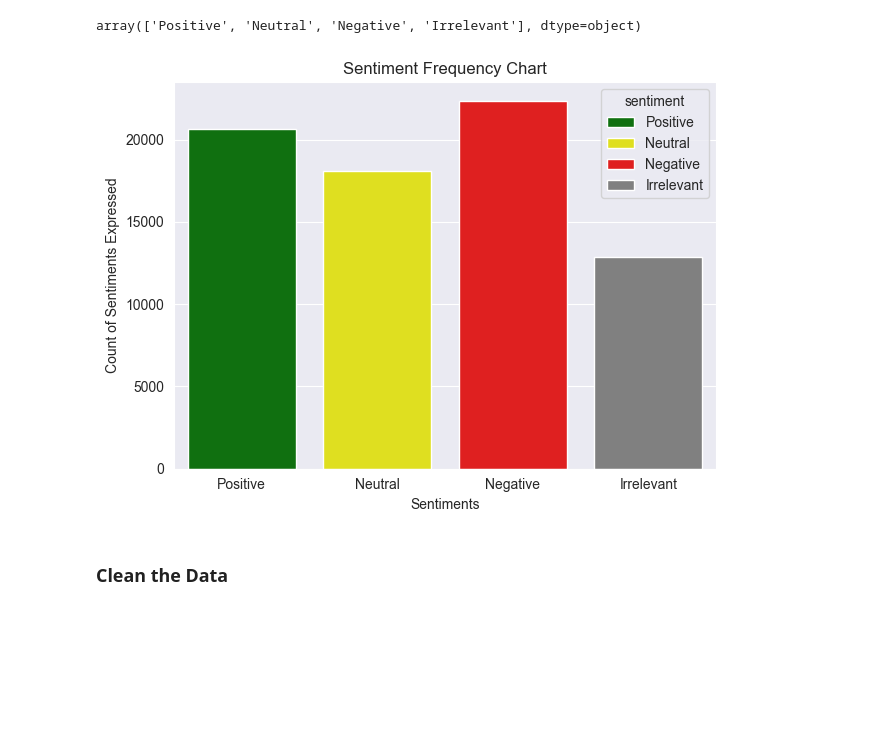
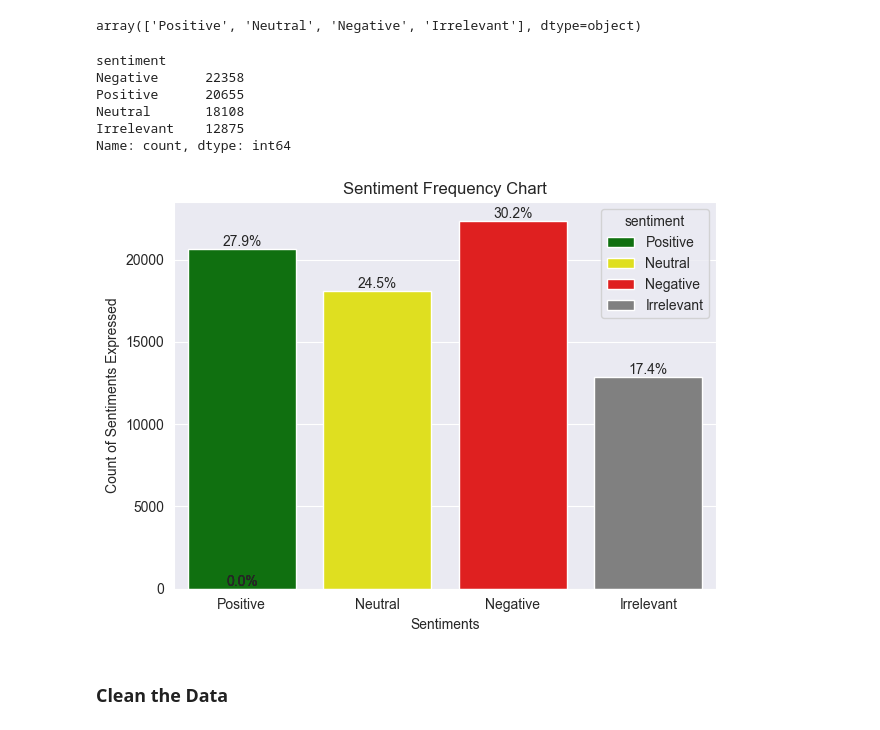
Before and after one commit to namitabagri/Text-Sentiment-Classifier, a Jupyter notebook: colab.ipynb, the cells around one changed output. Drawn from its saved outputs; the diff is of its cells as text; code cells hidden in the pictures; blank space fills up the shorter version.

Commit message:
Add documentation Add logic to assign percentages to class weights in the countplot.

```diff
--- a/colab.ipynb
+++ b/colab.ipynb
@@ -112,21 +112,38 @@ val_df.head(2)
 train_df['sentiment'].unique()
 # %% [output]
 array(['Positive', 'Neutral', 'Negative', 'Irrelevant'], dtype=object)
-# %%
-color = {'Positive':'Green', 'Neutral':'Yellow', 'Irrelevant':'Grey','Negative':'Red'}
-
-sns.countplot(x='sentiment', data=train_df
-              ,order=['Positive','Neutral','Negative','Irrelevant']
-              ,hue='sentiment'
-              ,legend=True
-              ,palette=color)
-plt.xlabel('Sentiments')
-plt.ylabel('Count of Sentiments Expressed')
-plt.title('Sentiment Frequency Chart')
-plt.tight_layout()
-plt.show()
-# %% [output]
-[figure, removed]
+# %%
+train_df['sentiment'].value_counts()
+# %% [output]
+sentiment
+Negative      22358
+Positive      20655
+Neutral       18108
+Irrelevant    12875
+Name: count, dtype: int64
+# %%
+color = {'Positive':'Green', 'Neutral':'Yellow', 'Irrelevant':'Grey','Negative':'Red'}
+
+total = len(train_df['sentiment'])
+ax = sns.countplot(x='sentiment', data = train_df,order=['Positive','Neutral','Negative','Irrelevant']
+              ,hue='sentiment'
+              ,legend=True
+              ,palette=color) #The function returns a matplotlib.axes.Axes object (which is essentially the plotting area), and we store it in the variable ax. This ax object allows us to further customize the plot, like adding annotations.
+
+for p in ax.patches: #ax.patches is a list-like object that contains all the rectangular patches (the bars) that make up the countplot.
+    percentage = '{:.1f}%'.format(100 * p.get_height()/total) #p.get_height(): This method returns the height of the current bar. In a countplot, the height of a bar represents the count of observations for that category.
+    x = p.get_x() + p.get_width() / 2 # To tell at which coordinate to place the percentage
+
+    y = p.get_height()
+    ax.annotate(percentage, (x, y), ha='center', va='bottom')
+
+plt.xlabel('Sentiments')
+plt.ylabel('Count of Sentiments Expressed')
+plt.title('Sentiment Frequency Chart')
+plt.tight_layout()
+plt.show()
+# %% [output]
+[figure, added]
 # %% [markdown]
 ### Clean the Data
 # %%
```
Also changed, not shown: parts of 5 cells of this notebook, 1 other file.
